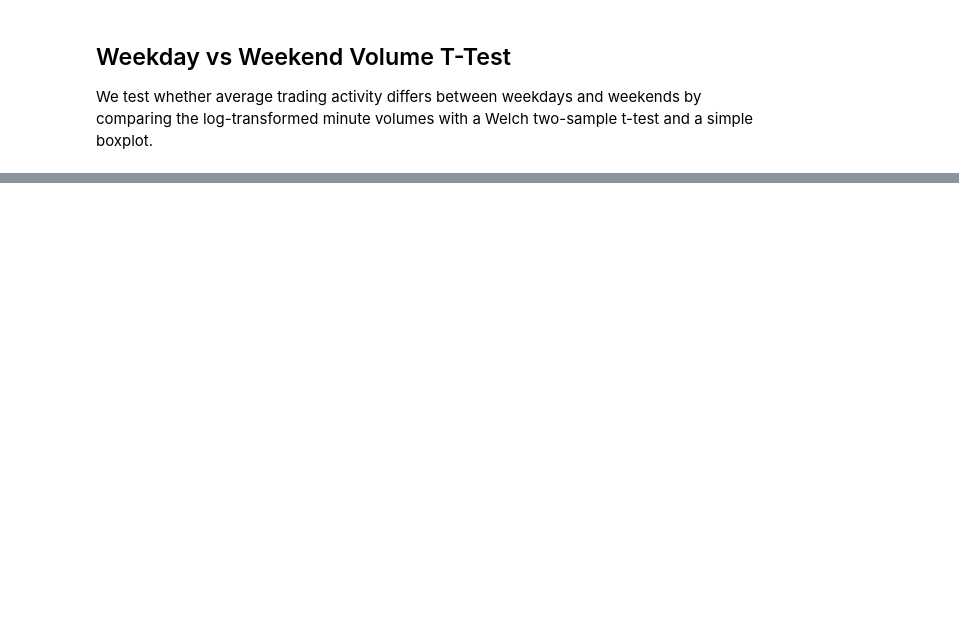
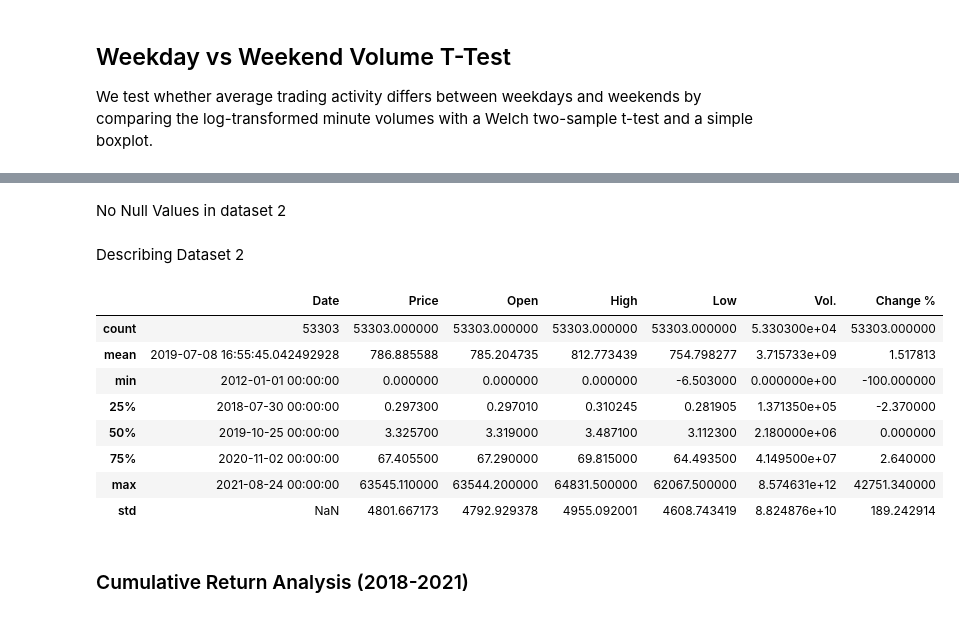
Before and after one commit to rjindal177/CMSC320-Final-Project, a Jupyter notebook: termProject.ipynb, the cells around one changed output, grey strips where cells are left out. Saved outputs shown, nothing was run; the diff lists cells and outputs as text; code cells hidden in the pictures; blank space fills up the shorter version.

```diff
--- a/termProject.ipynb
+++ b/termProject.ipynb
@@ -87,0 +149,18 @@ We compared minute bitcoin trading volumes between weekdays and weekends using a
+# %% [markdown]
+No Null Values in dataset 2
+# %% [markdown]
+Describing Dataset 2
+# %%
+display(df2.describe())
+# %% [output]
+|  | Date | Price | Open | High | Low | Vol. | Change % |
+| count | 53303 | 53303.000000 | 53303.000000 | 53303.000000 | 53303.000000 | 5.330300e+04 | 53303.000000 |
+| mean | 2019-07-08 16:55:45.042492928 | 786.885588 | 785.204735 | 812.773439 | 754.798277 | 3.715733e+09 | 1.517813 |
+| min | 2012-01-01 00:00:00 | 0.000000 | 0.000000 | 0.000000 | -6.503000 | 0.000000e+00 | -100.000000 |
+| 25% | 2018-07-30 00:00:00 | 0.297300 | 0.297010 | 0.310245 | 0.281905 | 1.371350e+05 | -2.370000 |
+| 50% | 2019-10-25 00:00:00 | 3.325700 | 3.319000 | 3.487100 | 3.112300 | 2.180000e+06 | 0.000000 |
+| 75% | 2020-11-02 00:00:00 | 67.405500 | 67.290000 | 69.815000 | 64.493500 | 4.149500e+07 | 2.640000 |
+| max | 2021-08-24 00:00:00 | 63545.110000 | 63544.200000 | 64831.500000 | 62067.500000 | 8.574631e+12 | 42751.340000 |
+| std | NaN | 4801.667173 | 4792.929378 | 4955.092001 | 4608.743419 | 8.824876e+10 | 189.242914 |
+# %% [markdown]
+### Cumulative Return Analysis (2018-2021)
```
Also changed, not shown: parts of 23 cells of this notebook.
